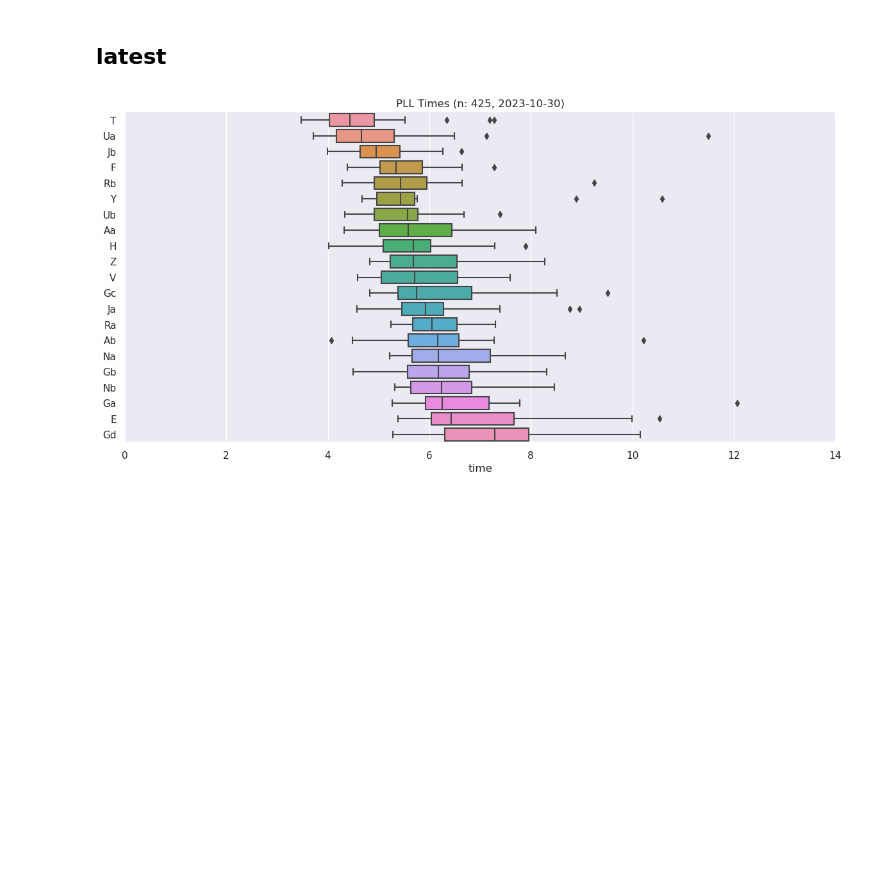
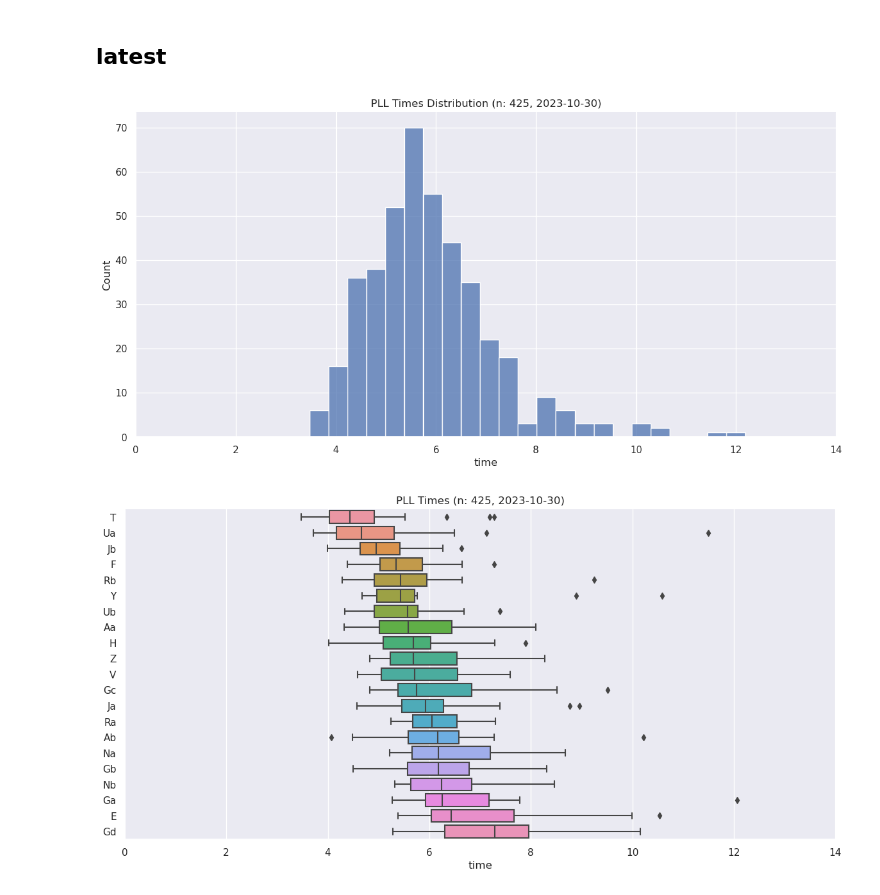
Before and after one commit to mitani24/speed-cube-stat, a Jupyter notebook: src/pll-times.ipynb, the cells around one changed output. Cells and saved outputs as stored; diff of their text form; code cells hidden in the pictures; blank space fills up the shorter version.

Commit message:
add distribution

```diff
--- a/src/pll-times.ipynb
+++ b/src/pll-times.ipynb
@@ -44 +47,18 @@ stat.sort_values("50%")
+# %%
+sns.set_theme()
+
+g = sns.displot(
+    data=df_latest,
+    x="time",
+    height=6,
+    aspect=2,
+)
+g.set(
+    title=f"PLL Times Distribution (n: {len(df_latest)}, {latest_date.date()})",
+    xlim=(0, 14),
+)
+
+plt.show()
+# %% [output]
+[figure, added]
 # %%
```
Also changed, not shown: parts of 2 cells of this notebook.
